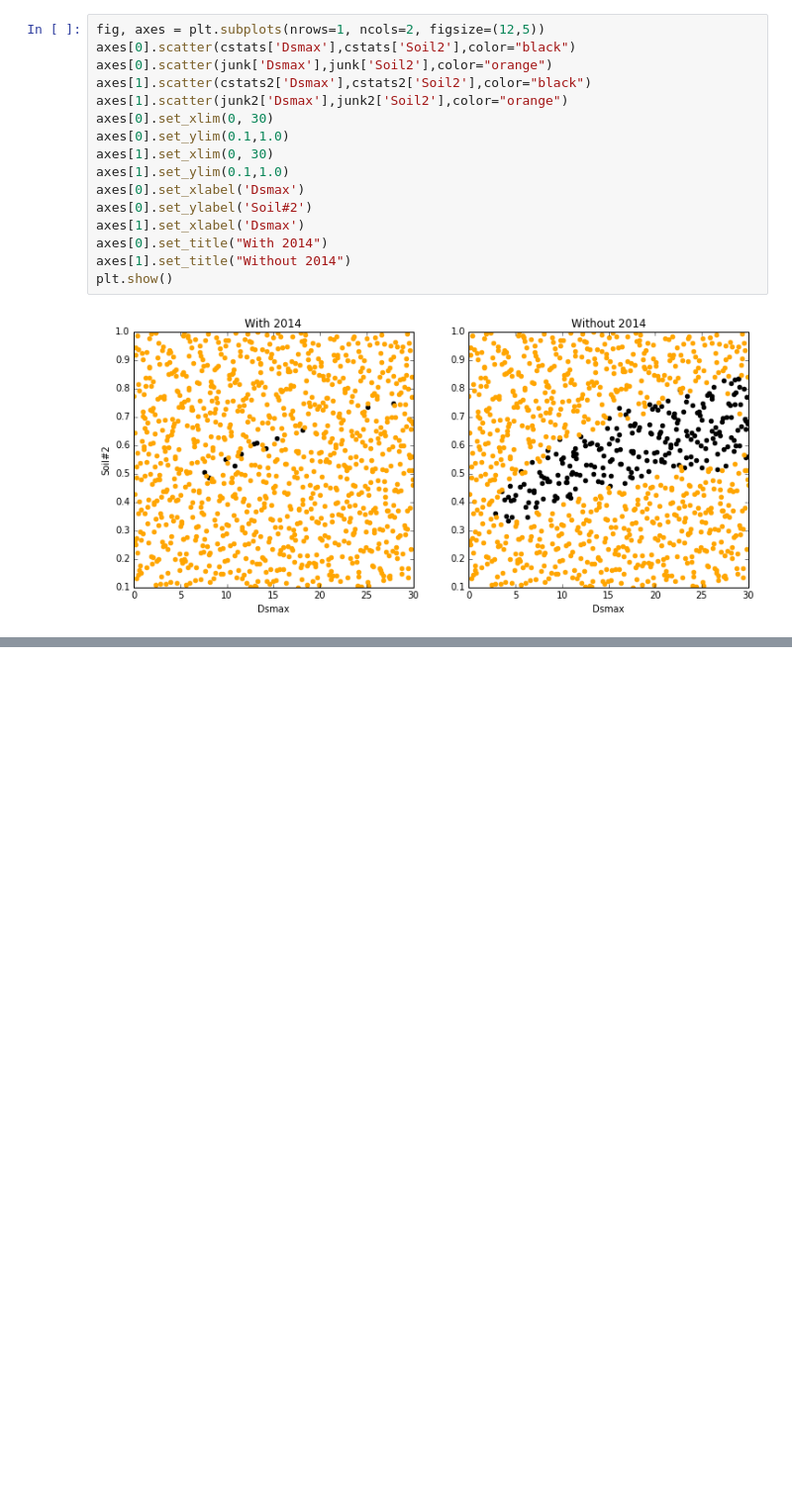
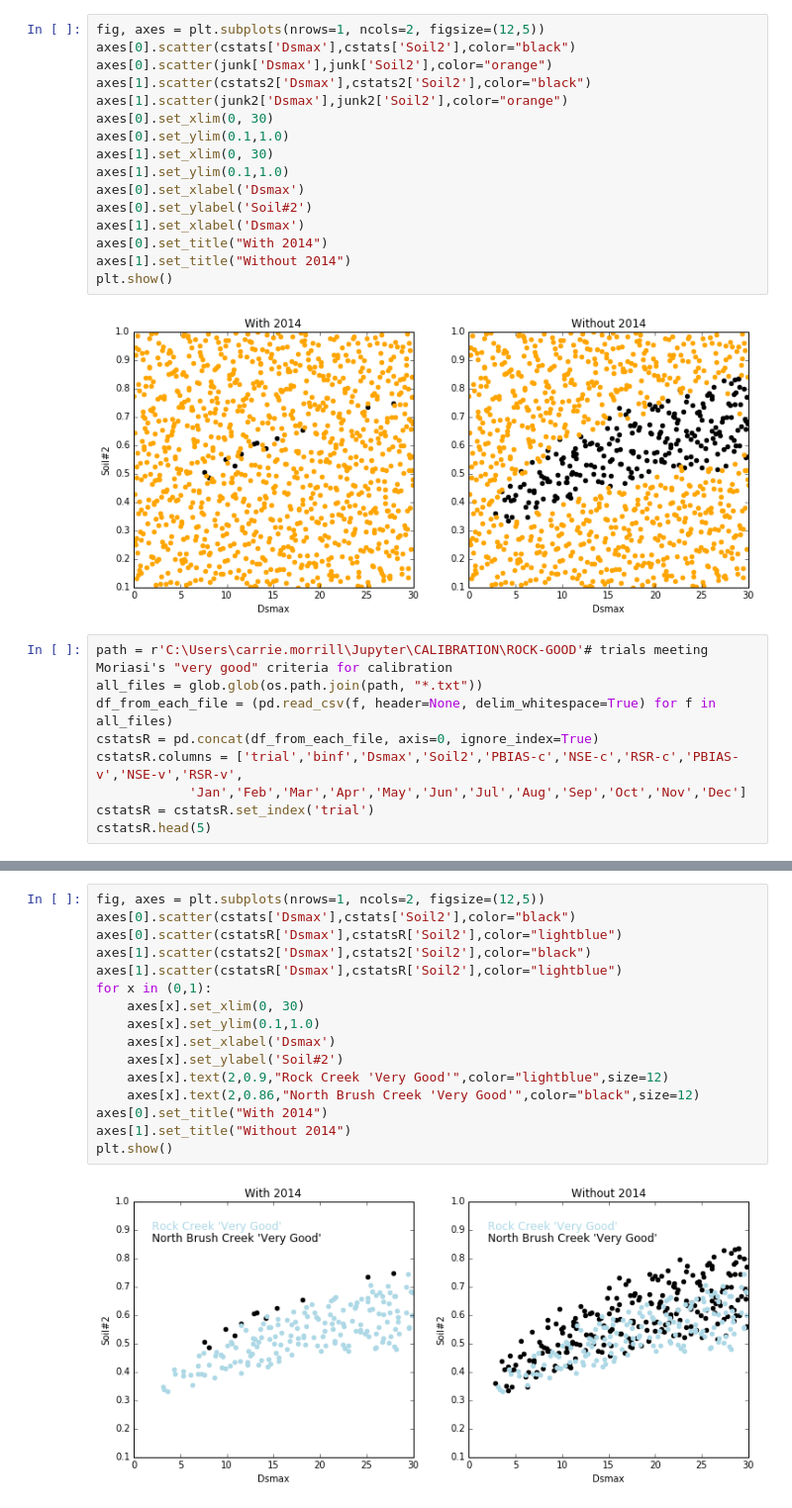
Before and after one commit to carriemorrill/LittleWindyHill, a Jupyter notebook: Calibration-NorthBrush.ipynb, the cells around one changed output, grey strips where cells are left out. Shown: that part at 99% size. Saved outputs shown, nothing was run; the diff lists cells and outputs as text; blank space fills up the shorter version.

```diff
--- a/Calibration-NorthBrush.ipynb
+++ b/Calibration-NorthBrush.ipynb
@@ -254,3 +273,12 @@ axes[1].set_title("Without 2014")
 plt.show()
 # %% [output]
 [figure]
+# %%
+path = r'C:\Users\carrie.morrill\Jupyter\CALIBRATION\ROCK-GOOD'# trials meeting Moriasi's "very good" criteria for calibration
+all_files = glob.glob(os.path.join(path, "*.txt"))
+df_from_each_file = (pd.read_csv(f, header=None, delim_whitespace=True) for f in all_files)
+cstatsR = pd.concat(df_from_each_file, axis=0, ignore_index=True)
+cstatsR.columns = ['trial','binf','Dsmax','Soil2','PBIAS-c','NSE-c','RSR-c','PBIAS-v','NSE-v','RSR-v',
+            'Jan','Feb','Mar','Apr','May','Jun','Jul','Aug','Sep','Oct','Nov','Dec']
+cstatsR = cstatsR.set_index('trial')
+cstatsR.head(5)
@@ -256,0 +294,18 @@ plt.show()
+# %%
+fig, axes = plt.subplots(nrows=1, ncols=2, figsize=(12,5))
+axes[0].scatter(cstats['Dsmax'],cstats['Soil2'],color="black")
+axes[0].scatter(cstatsR['Dsmax'],cstatsR['Soil2'],color="lightblue")
+axes[1].scatter(cstats2['Dsmax'],cstats2['Soil2'],color="black")
+axes[1].scatter(cstatsR['Dsmax'],cstatsR['Soil2'],color="lightblue")
+for x in (0,1):
+    axes[x].set_xlim(0, 30)
+    axes[x].set_ylim(0.1,1.0)
+    axes[x].set_xlabel('Dsmax')
+    axes[x].set_ylabel('Soil#2')
+    axes[x].text(2,0.9,"Rock Creek 'Very Good'",color="lightblue",size=12)
+    axes[x].text(2,0.86,"North Brush Creek 'Very Good'",color="black",size=12)
+axes[0].set_title("With 2014")
+axes[1].set_title("Without 2014")
+plt.show()
+# %% [output]
+[figure, added]
```
Also changed, not shown: parts of 4 cells of this notebook.
